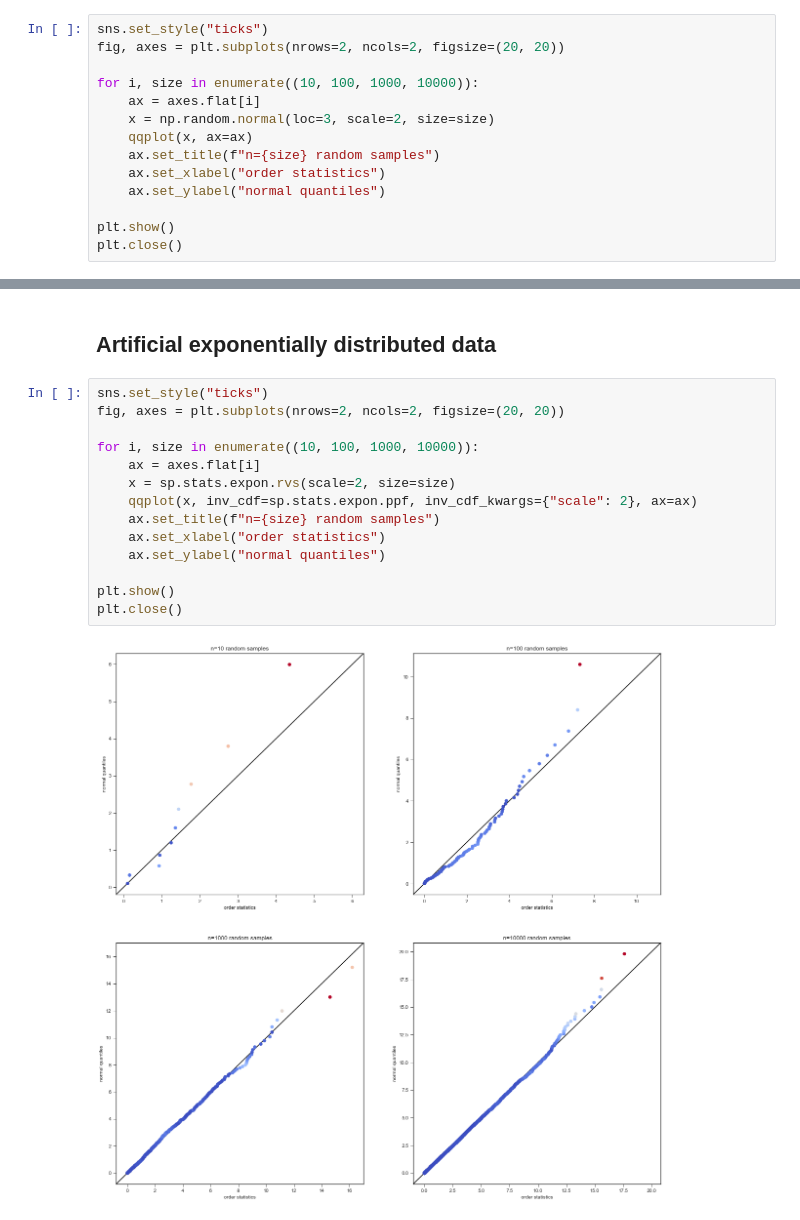
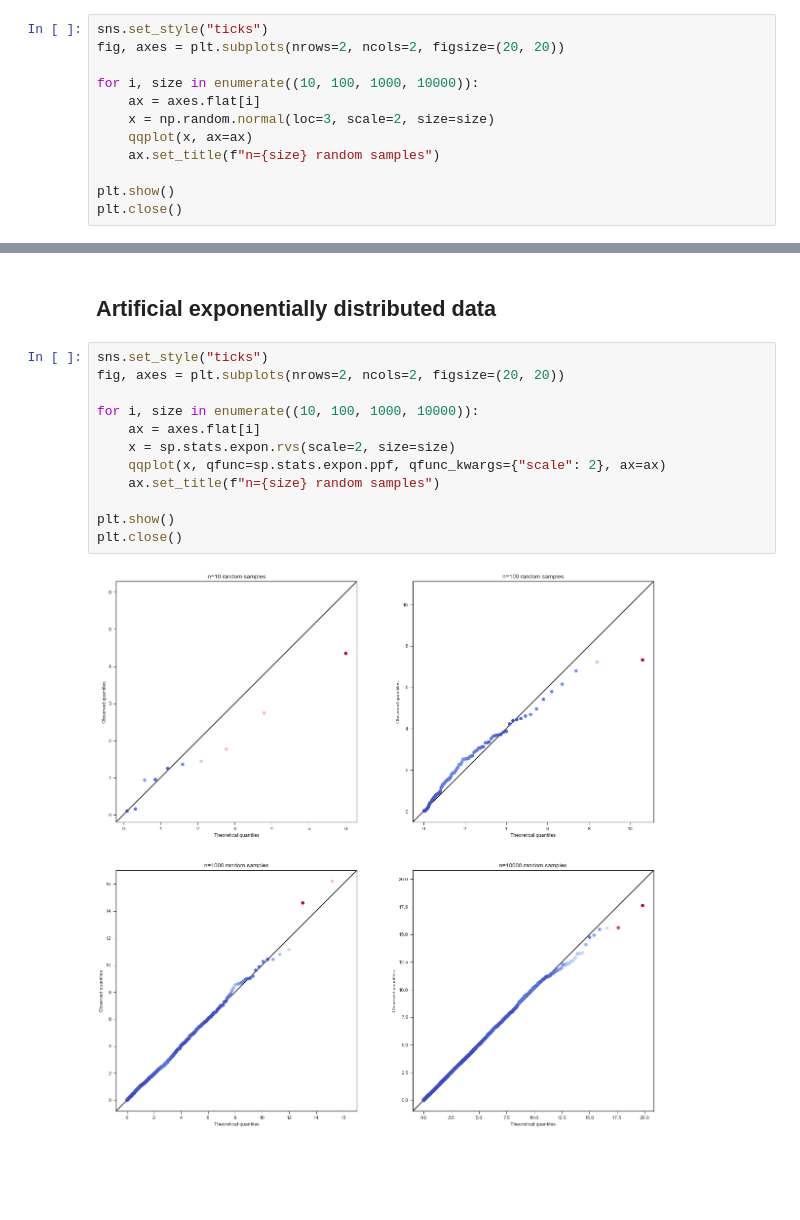
Before and after one commit to artemmavrin/StatTools, a Jupyter notebook: examples/Quantile-Quantile Plots.ipynb, the cells around one changed output, grey strips where cells are left out. Cells and saved outputs as stored; diff of their text form; blank space fills up the shorter version.

Commit message:
Updated qqplot implementation

```diff
--- a/examples/Quantile-Quantile Plots.ipynb
+++ b/examples/Quantile-Quantile Plots.ipynb
@@ -25,8 +25,6 @@ for i, size in enumerate((10, 100, 1000, 10000)):
     x = np.random.normal(loc=3, scale=2, size=size)
     qqplot(x, ax=ax)
     ax.set_title(f"n={size} random samples")
-    ax.set_xlabel("order statistics")
-    ax.set_ylabel("normal quantiles")
 
 plt.show()
 plt.close()
@@ -37,16 +35,14 @@ plt.close()
 # %%
 sns.set_style("ticks")
 fig, axes = plt.subplots(nrows=2, ncols=2, figsize=(20, 20))
 
 for i, size in enumerate((10, 100, 1000, 10000)):
     ax = axes.flat[i]
     x = sp.stats.expon.rvs(scale=2, size=size)
-    qqplot(x, inv_cdf=sp.stats.expon.ppf, inv_cdf_kwargs={"scale": 2}, ax=ax)
+    qqplot(x, qfunc=sp.stats.expon.ppf, qfunc_kwargs={"scale": 2}, ax=ax)
     ax.set_title(f"n={size} random samples")
-    ax.set_xlabel("order statistics")
-    ax.set_ylabel("normal quantiles")
 
 plt.show()
 plt.close()
 # %% [output]
-[figure, old version]
+[figure, new version]
```
Also changed, not shown: parts of 1 cell of this notebook, 1 other file.
